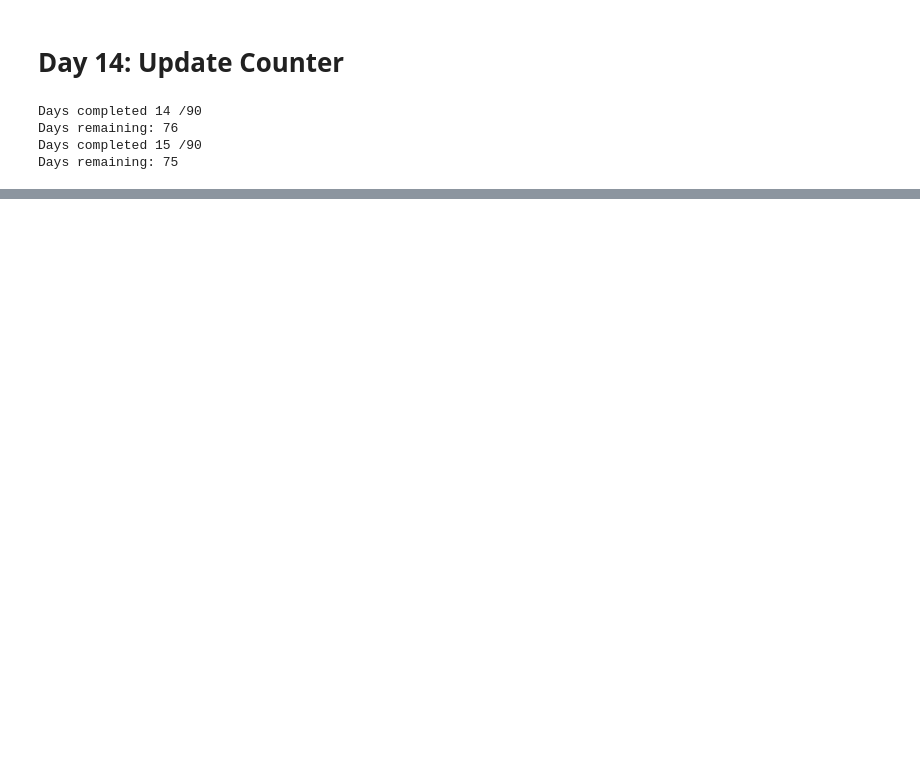
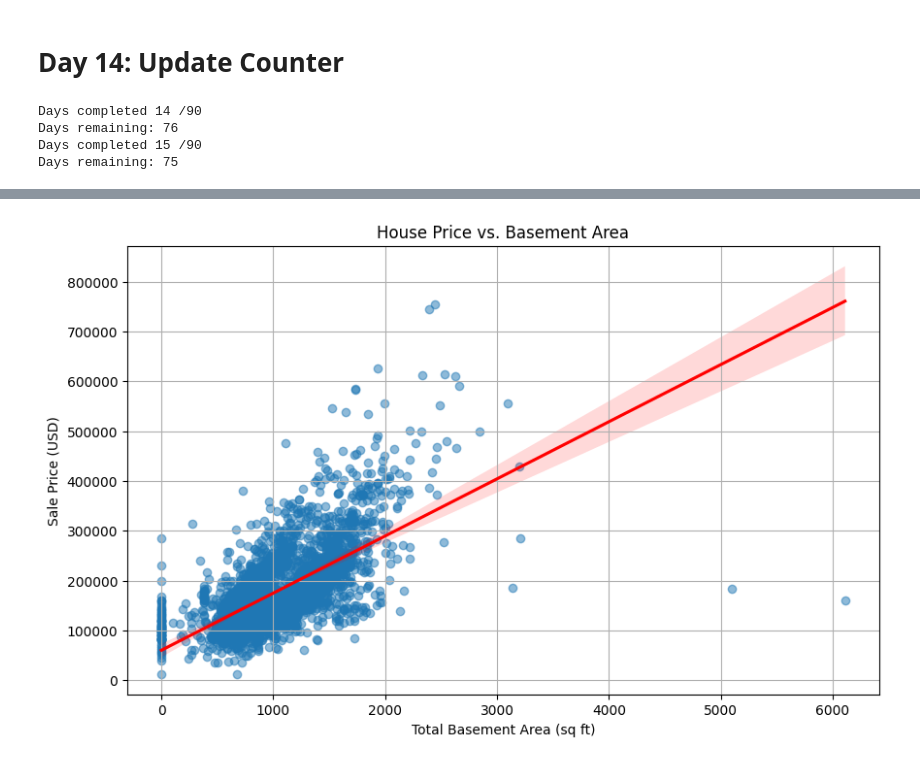
Before and after one commit to hackingbandy/coding_challenge, a Jupyter notebook: main.ipynb, the cells around one changed output, grey strips where cells are left out. Saved outputs shown, nothing was run; the diff lists cells and outputs as text; code cells hidden in the pictures; blank space fills up the shorter version.

```diff
--- a/main.ipynb
+++ b/main.ipynb
@@ -71,6 +71,6 @@ data/AmesHousing.cs 100%[===================>] 941,15K  1,08MB/s    in 0,9s
 # %% [markdown]
 # Day 7: Replace column names
 # %%
-df_ames_house = pd.read_csv('data/AmesHousing.csv')
-df_ames_house.columns = df.columns.str.replace(' ', '_').str.lower()
-df_ames_house
+df_ames_house_org= pd.read_csv('data/AmesHousing.csv')
+df_ames_house_org.columns = df_ames_house_org.columns.str.replace(' ', '_').str.lower()
+df_ames_house = df_ames_house_org
@@ -206,3 +192,9 @@ Days completed 14 /90
 Days remaining: 76
 Days completed 15 /90
 Days remaining: 75
+# %%
+# Select relevant columns and drop missing values
+df_ames_house = df_ames_house[['saleprice', 'total_bsmt_sf', 'overall_qual']].dropna()
+
+# Check the first few rows
+print(df_ames_house)
@@ -208,0 +216,14 @@ Days remaining: 75
+# %%
+import matplotlib.pyplot as plt
+import seaborn as sns
+
+plt.figure(figsize=(10, 6))
+sns.regplot(x=df_ames_house['total_bsmt_sf'], y=df_ames_house['saleprice'], scatter_kws={'alpha': 0.5}, line_kws={'color': 'red'})
+
+plt.xlabel('Total Basement Area (sq ft)')
+plt.ylabel('Sale Price (USD)')
+plt.title('House Price vs. Basement Area')
+plt.grid(True)
+plt.show()
+# %% [output]
+[figure, added]
```
Also changed, not shown: parts of 10 cells of this notebook.
